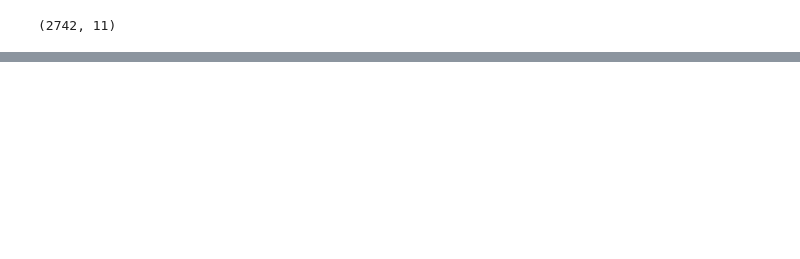
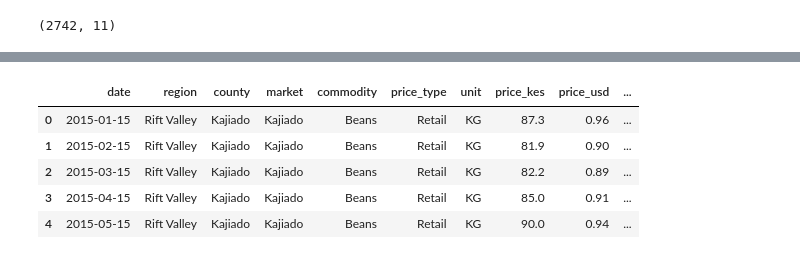
Before and after one commit to pinkleather221/Kenya_Market_Prices, a Jupyter notebook: analysis.ipynb, the cells around one changed output, grey strips where cells are left out. Saved outputs shown, nothing was run; the diff lists cells and outputs as text; code cells hidden in the pictures; blank space fills up the shorter version.

```diff
--- a/analysis.ipynb
+++ b/analysis.ipynb
@@ -148,0 +192,10 @@ Timestamp('2015-06-15 00:00:00')
+# %%
+# Add a price_per_kg column so you can compare what a trader pays per KG with what a household pays per KG.
+df["price_per_kg"] = np.where(df["unit"] == "90 KG", df["price_kes"]/90, df["price_kes"])
+# %% [output]
+|  | date | region | county | market | commodity | price_type | unit | price_kes | price_usd | ... |
+| 0 | 2015-01-15 | Rift Valley | Kajiado | Kajiado | Beans | Retail | KG | 87.3 | 0.96 | ... |
+| 1 | 2015-02-15 | Rift Valley | Kajiado | Kajiado | Beans | Retail | KG | 81.9 | 0.90 | ... |
+| 2 | 2015-03-15 | Rift Valley | Kajiado | Kajiado | Beans | Retail | KG | 82.2 | 0.89 | ... |
+| 3 | 2015-04-15 | Rift Valley | Kajiado | Kajiado | Beans | Retail | KG | 85.0 | 0.91 | ... |
+| 4 | 2015-05-15 | Rift Valley | Kajiado | Kajiado | Beans | Retail | KG | 90.0 | 0.94 | ... |
```
Also changed, not shown: parts of 10 cells of this notebook, 4 other files.
